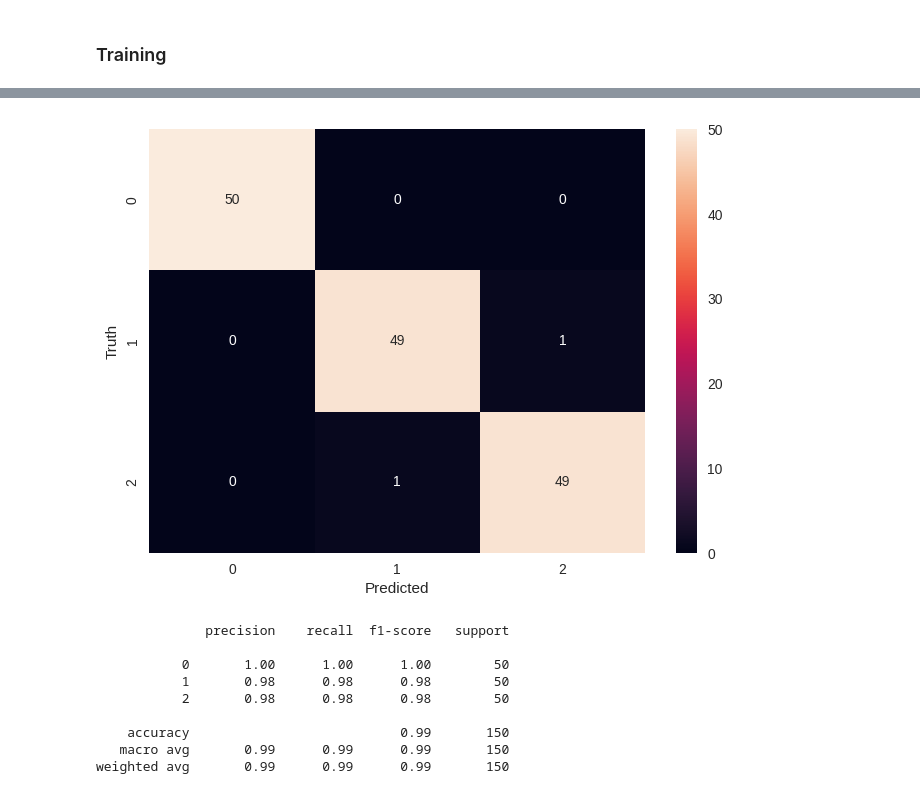
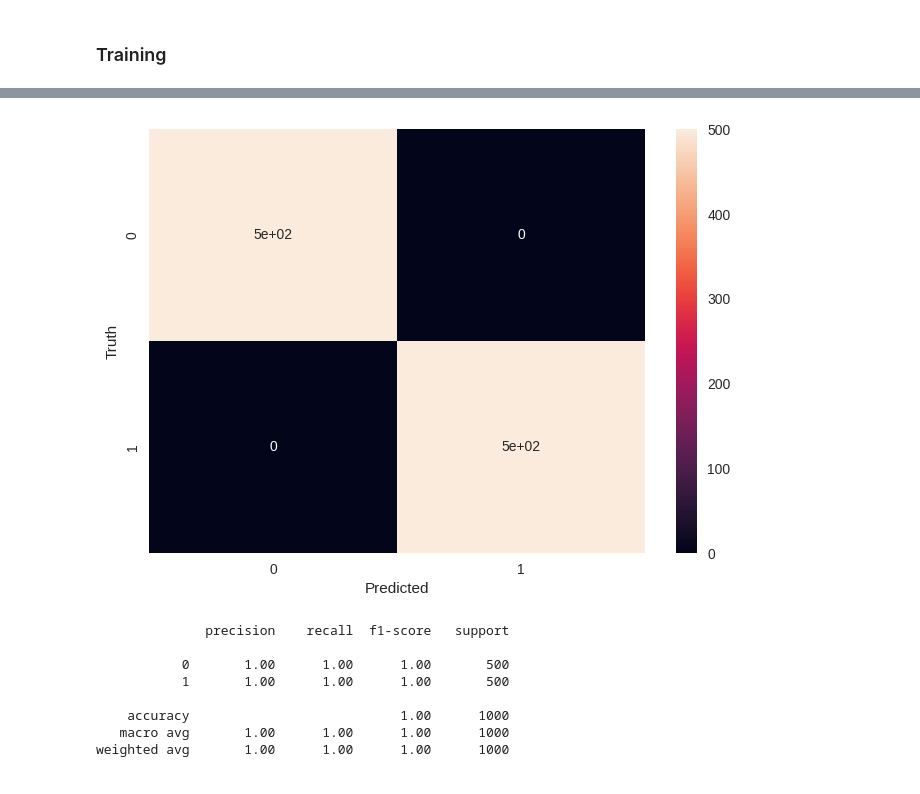
Before and after one commit to rohit-krish/Deeplex, a Jupyter notebook: examples/eg1_linear.ipynb, the cells around one changed output, grey strips where cells are left out. Saved outputs shown, nothing was run; the diff lists cells and outputs as text; code cells hidden in the pictures.

```diff
--- a/examples/eg1_linear.ipynb
+++ b/examples/eg1_linear.ipynb
@@ -80,25 +104,13 @@ class Model(nn.Module):
 # %%
-device = 'cuda'
-losses = []
-
-X.to(device)
-Y.to(device)
-
-model = Model(4, 3, device)
-
-lr = .01
-n_epochs = 200
-optimizer = optim.Adam(model.parameters(), lr=lr, device=device)
-
-loop = tqdm(range(n_epochs))
+loop = tqdm((range(n_epochs)))
 
 for epoch_i in loop:
-    yHat = model(X)
-    loss = F.MSELoss(Y, yHat)
+    yHat = model(X).reshape(-1)
+    loss = F.BCELoss(y, yHat)
 
-    model.zero_grad()
+    optimizer.zero_grad()
     loss.backward()
     optimizer.step()
 
-    losses.append(loss.to('cpu').data)
-    loop.set_postfix(loss=loss.to('cpu').data)
+    losses.append(loss.data.get())
+    loop.set_postfix(loss=loss.data.get())
@@ -111,0 +122,9 @@ plt.show()
+# %%
+with no_grad():
+    preds = model(X).data.get().reshape(-1).round()
+
+X_ = X.data.get()
+
+plt.title('Predictions')
+plt.scatter(X_[:, 0], X_[:, 1], alpha=.6, edgecolors='k', c=preds, cmap='Accent_r')
+plt.show()
@@ -112,25 +133,22 @@ plt.show()
 # %%
-preds = model(X).to('cpu').data
-preds = np.argmax(preds, axis=1)
+y_ = y.data.get().round().astype('int')
+preds_ = preds.astype('int')
 
-truth = np.argmax(Y.to('cpu').data, axis=1)
-
-cmap = confusion_matrix(truth, preds)
+cmap = confusion_matrix(y_, preds_)
 sb.heatmap(cmap, annot=True)
-plt.xlabel("Predicted")
-plt.ylabel("Truth")
+plt.xlabel('Predicted')
+plt.ylabel('Truth')
 plt.show()
 # %% [output]
-[figure, old version]
+[figure, new version]
 # %%
-print(classification_report(truth, preds))
+print(classification_report(y_, preds_))
 # %% [output]
               precision    recall  f1-score   support
 
-           0       1.00      1.00      1.00        50
-           1       0.98      0.98      0.98        50
-           2       0.98      0.98      0.98        50
+           0       1.00      1.00      1.00       500
+           1       1.00      1.00      1.00       500
 
-    accuracy                           0.99       150
-   macro avg       0.99      0.99      0.99       150
-weighted avg       0.99      0.99      0.99       150
+    accuracy                           1.00      1000
+   macro avg       1.00      1.00      1.00      1000
+weighted avg       1.00      1.00      1.00      1000
```
Also changed, not shown: parts of 14 cells of this notebook.
